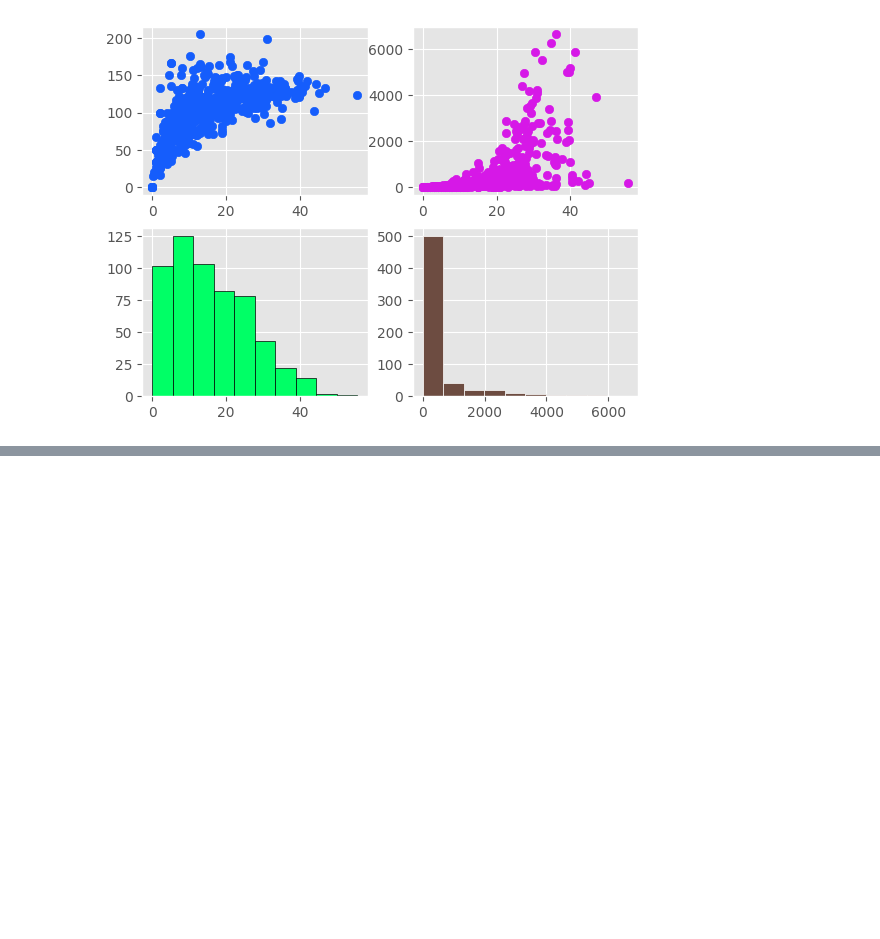
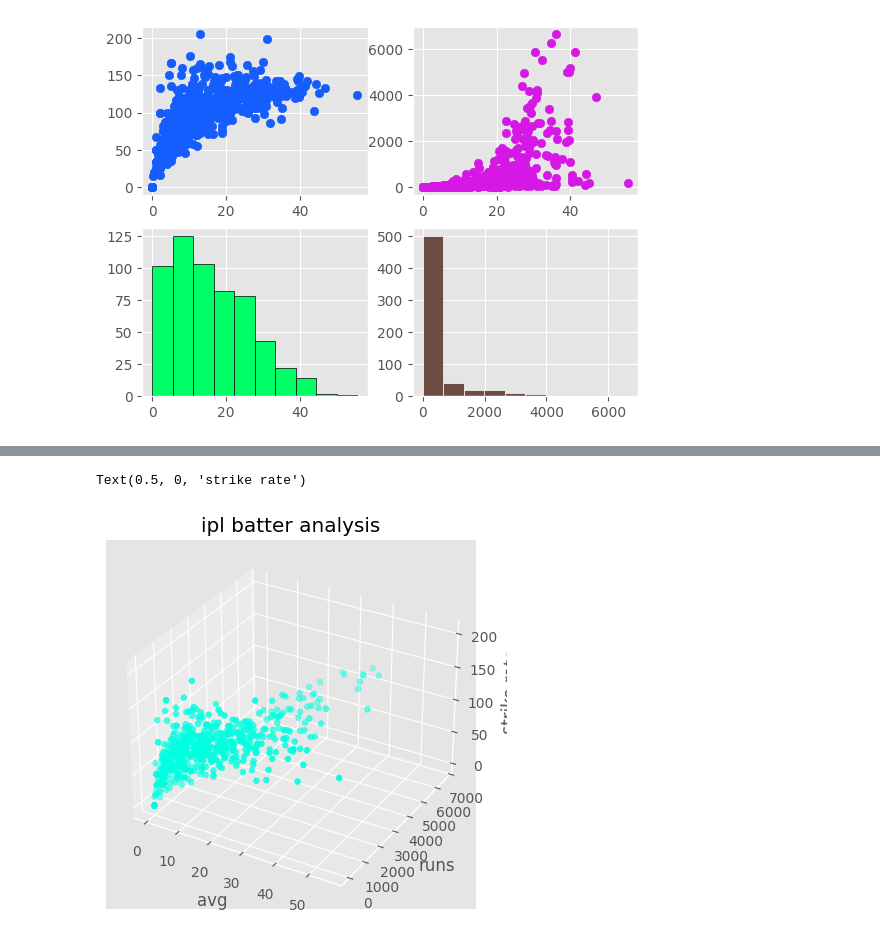
Before and after one commit to Ganesh20000/100_day_of_code, a Jupyter notebook: matplotlib/session24.ipynb, the cells around one changed output, grey strips where cells are left out. Saved outputs shown, nothing was run; the diff lists cells and outputs as text; code cells hidden in the pictures; blank space fills up the shorter version.

```diff
--- a/matplotlib/session24.ipynb
+++ b/matplotlib/session24.ipynb
@@ -268,0 +280,12 @@ ax4.hist(batter['runs'],color='#6D4C41',edgecolor='white')
+# %%
+fig = plt.figure()
+ax=plt.subplot(projection='3d')
+
+ax.scatter(batter['avg'],batter['runs'],batter['strike_rate'],color='#00FFE1',marker='H')
+ax.set_title('ipl batter analysis')
+ax.set_xlabel('avg')
+ax.set_ylabel('runs')
+ax.set_zlabel('strike rate')
+# %% [output]
+Text(0.5, 0, 'strike rate')
+[figure, added]
```
Also changed, not shown: parts of 70 cells of this notebook, 9 other files.
